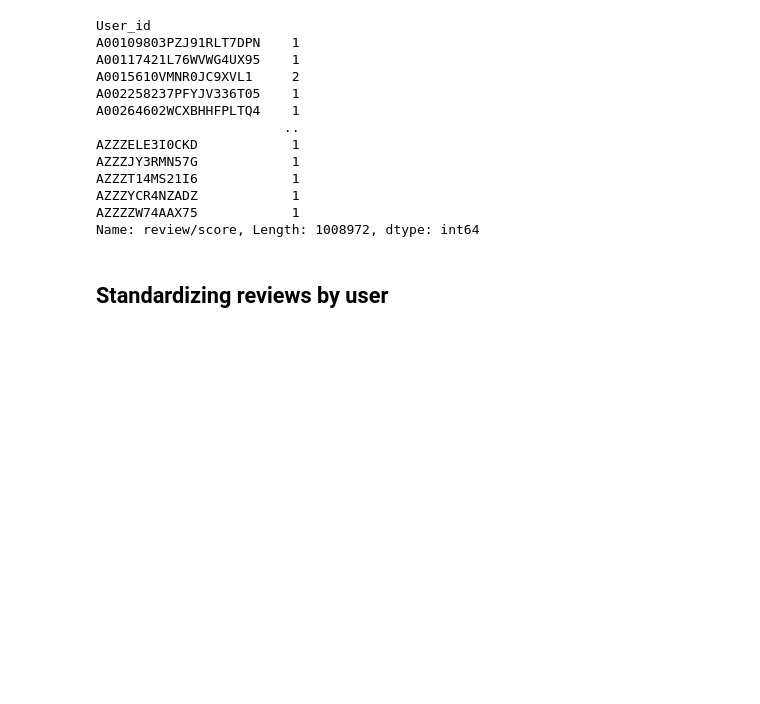
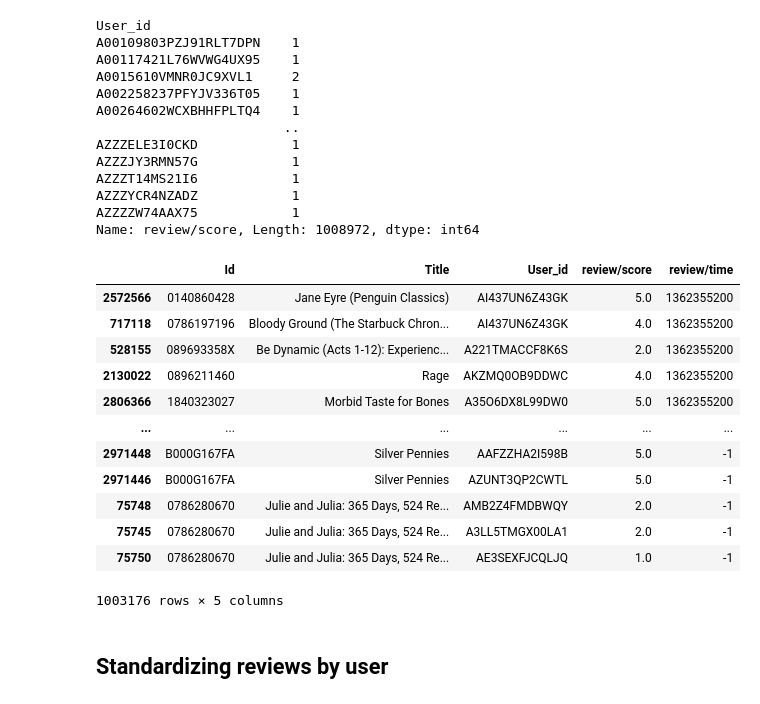
Before and after one commit to NicolasDue/book-recommender, a Jupyter notebook: notebooks/T2-Collaborative_Filtering/T2-Collaborative_Filtering.ipynb, the cells around one changed output. Saved outputs shown, nothing was run; the diff lists cells and outputs as text; code cells hidden in the pictures; blank space fills up the shorter version.

```diff
--- a/notebooks/T2-Collaborative_Filtering/T2-Collaborative_Filtering.ipynb
+++ b/notebooks/T2-Collaborative_Filtering/T2-Collaborative_Filtering.ipynb
@@ -138,3 +138,19 @@ AZZZZW74AAX75            1
 Name: review/score, Length: 1008972, dtype: int64
 # %%
 reviews_data = reviews_data[reviews_data.User_id.isin(distinct_score_per_user[distinct_score_per_user>1].index)]
+# %%
+reviews_data
+# %% [output]
+|  | Id | Title | User_id | review/score | review/time |
+| 2572566 | 0140860428 | Jane Eyre (Penguin Classics) | AI437UN6Z43GK | 5.0 | 1362355200 |
+| 717118 | 0786197196 | Bloody Ground (The Starbuck Chron... | AI437UN6Z43GK | 4.0 | 1362355200 |
+| 528155 | 089693358X | Be Dynamic (Acts 1-12): Experienc... | A221TMACCF8K6S | 2.0 | 1362355200 |
+| 2130022 | 0896211460 | Rage | AKZMQ0OB9DDWC | 4.0 | 1362355200 |
+| 2806366 | 1840323027 | Morbid Taste for Bones | A35O6DX8L99DW0 | 5.0 | 1362355200 |
+| ... | ... | ... | ... | ... | ... |
+| 2971448 | B000G167FA | Silver Pennies | AAFZZHA2I598B | 5.0 | -1 |
+| 2971446 | B000G167FA | Silver Pennies | AZUNT3QP2CWTL | 5.0 | -1 |
+| 75748 | 0786280670 | Julie and Julia: 365 Days, 524 Re... | AMB2Z4FMDBWQY | 2.0 | -1 |
+| 75745 | 0786280670 | Julie and Julia: 365 Days, 524 Re... | A3LL5TMGX00LA1 | 2.0 | -1 |
+| 75750 | 0786280670 | Julie and Julia: 365 Days, 524 Re... | AE3SEXFJCQLJQ | 1.0 | -1 |
+1003176 rows × 5 columns
```
Also changed, not shown: parts of 4 cells of this notebook, 9 other files.
